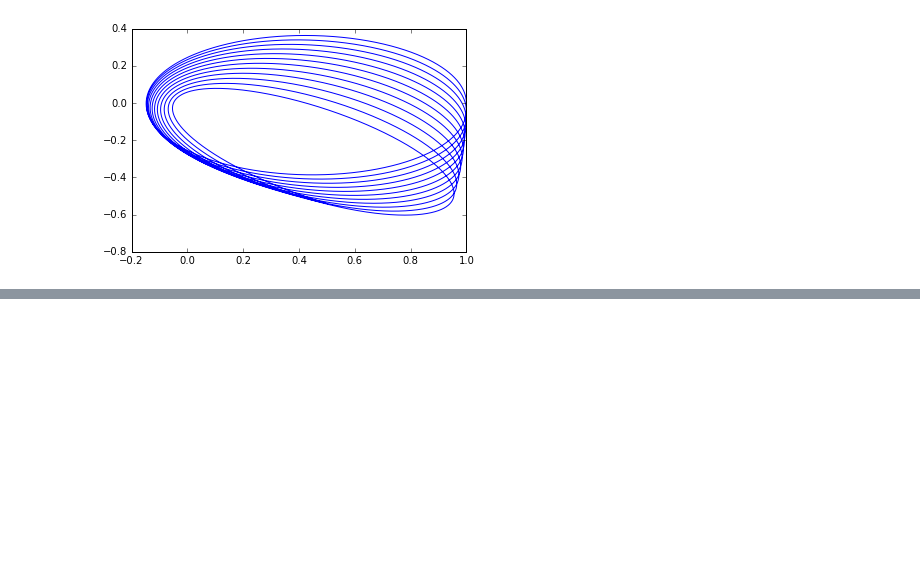
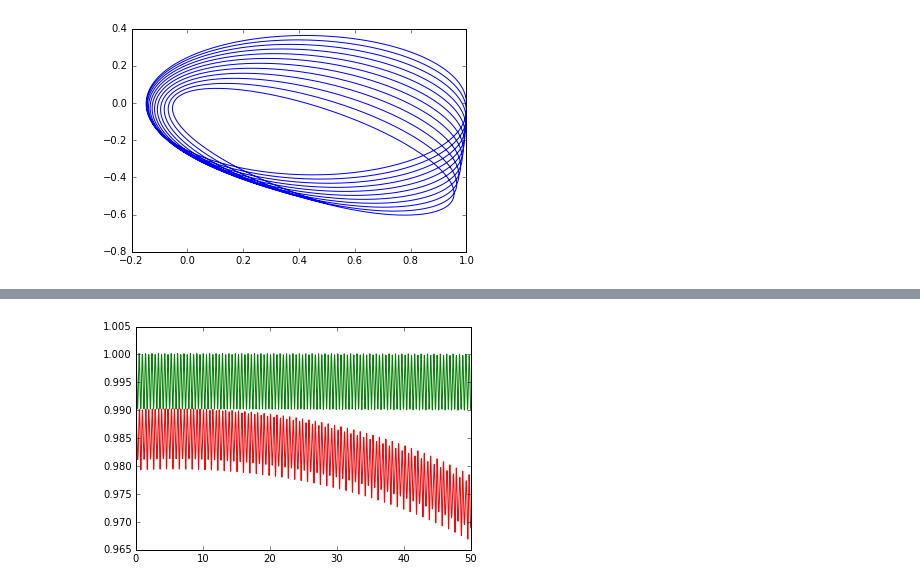
Before and after one commit to fcoenrqz/Curso_fis_comp, a Jupyter notebook: Prob. de Keppler asimetrico.ipynb, the cells around one changed output, grey strips where cells are left out. Saved outputs shown, nothing was run; the diff lists cells and outputs as text; code cells hidden in the pictures; blank space fills up the shorter version.

```diff
--- a/Prob. de Keppler asimetrico.ipynb
+++ b/Prob. de Keppler asimetrico.ipynb
@@ -33,4 +34,13 @@ def ec_mov(x_p,t,a=0):
     dpx = - (x_p[0]*desv)/r3_2
     dpy = -(x_p[1]*desv)/r3_2
     return array([dx,dy,dpx,dpy])
+# %%
+def energia(x_p,a):
+    x,y,px,py =x_p[:,0],x_p[:,1],x_p[:,2],x_p[:,3]
+    E = (0.5)*((px**2)*(1+a) + py**2) - ((1+a)/sqrt(x**2 + y**2))
+    return E
+def Lz(x_p):
+    x,y,px,py =x_p[:,0],x_p[:,1],x_p[:,2],x_p[:,3]
+    L = x*py-y*px
+    return L
 # %%
@@ -55,0 +79,7 @@ show()
+# %%
+plot(t/(2*pi),L1,color = "g")
+plot(t/(2*pi),L2,color = "r")
+#ylim(L[0]-.0001,L[0]+.0001)
+show()
+# %% [output]
+[figure, added]
```
Also changed, not shown: parts of 8 cells of this notebook, 1 other file.
